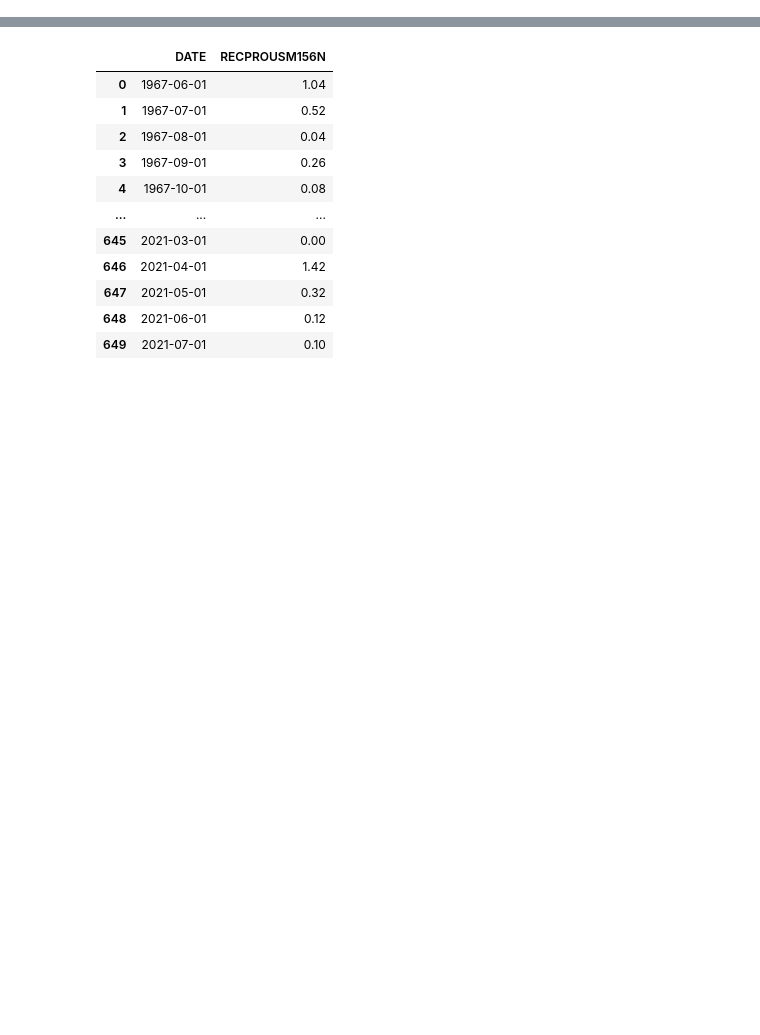
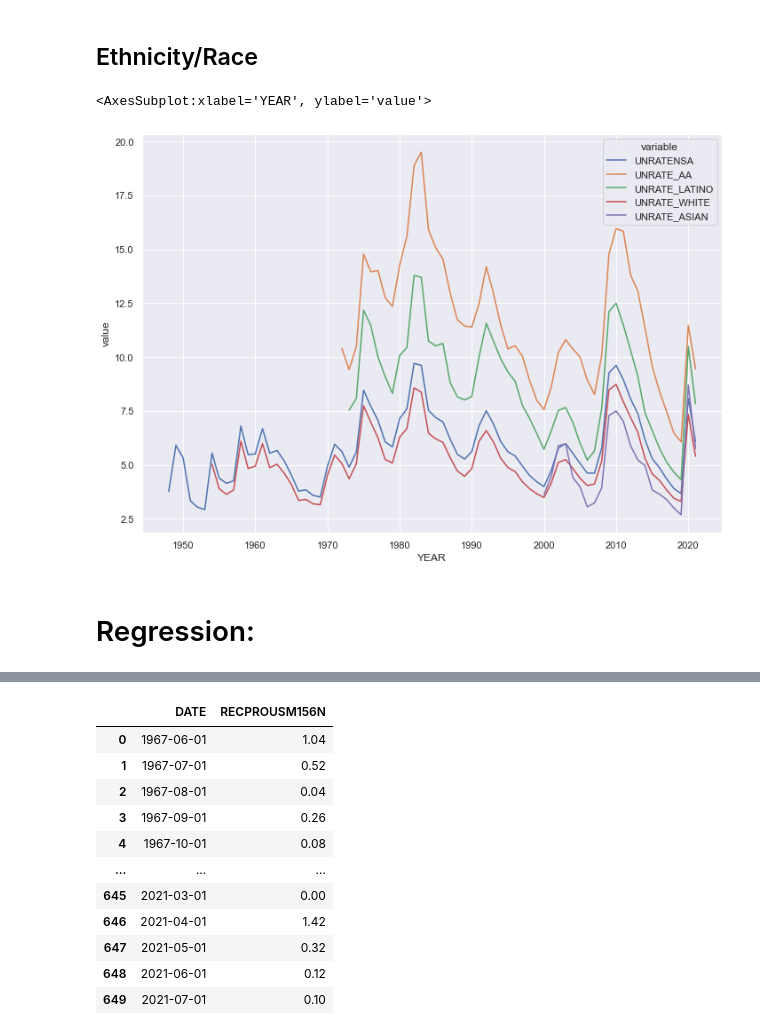
Before and after one commit to sthepauthasselback/SuRe-Thing, a Jupyter notebook: UNEMPLOYMENT_REGRESSION.ipynb, the cells around one changed output, grey strips where cells are left out. Drawn from its saved outputs; the diff is of its cells as text; code cells hidden in the pictures; blank space fills up the shorter version.

```diff
--- a/UNEMPLOYMENT_REGRESSION.ipynb
+++ b/UNEMPLOYMENT_REGRESSION.ipynb
@@ -3,0 +137,11 @@ import numpy as np
+# %% [markdown]
+## Ethnicity/Race
+# %%
+ethnicity_race = unrate_all_date[['YEAR', "UNRATENSA", "UNRATE_AA", "UNRATE_LATINO", "UNRATE_WHITE",
+                                  "UNRATE_ASIAN"]].groupby("YEAR").mean().reset_index()
+sns.set(rc={'figure.figsize':(11.7,8.27)})
+sns.lineplot(x='YEAR', y='value', hue='variable',
+             data=pd.melt(ethnicity_race, ['YEAR']))
+# %% [output]
+<AxesSubplot:xlabel='YEAR', ylabel='value'>
+[figure, added]
@@ -4,3 +150,5 @@ import numpy as np
+# %% [markdown]
+# Regression:
 # %%
 target_unrate = pd.read_csv("UNRATE.csv")
 target_unrate
```
Also changed, not shown: parts of 22 cells of this notebook, 31 other files.
